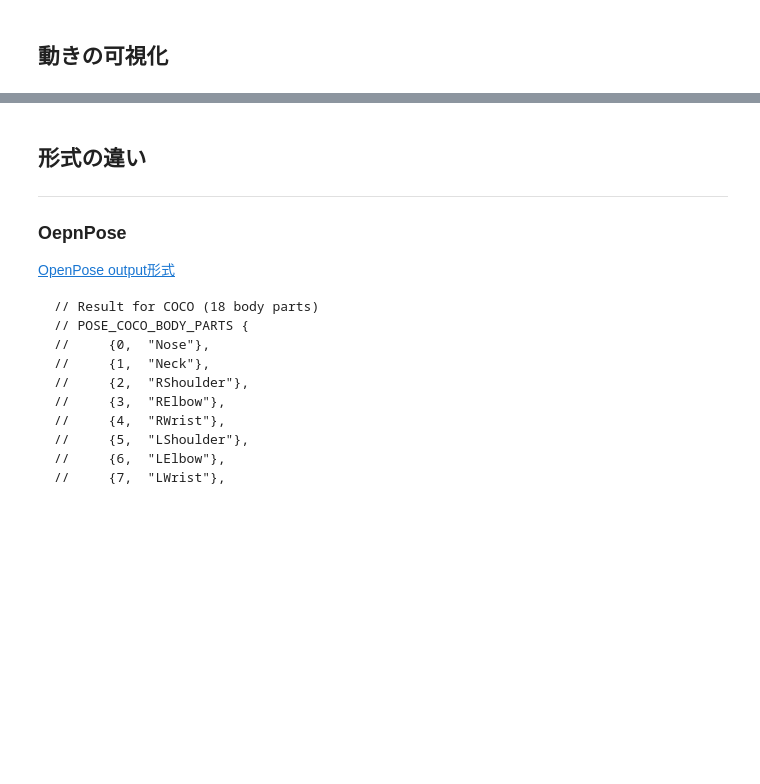
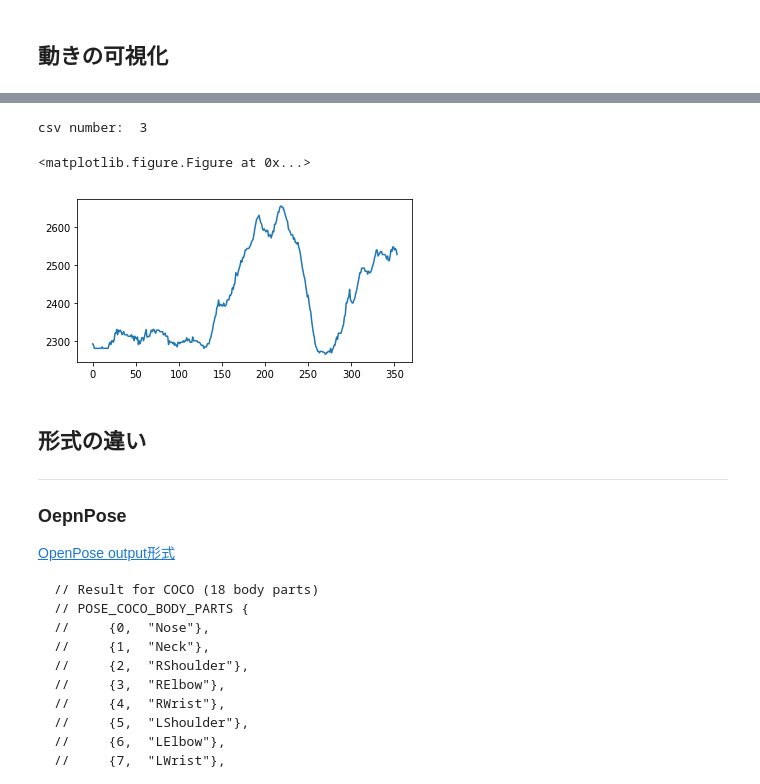
Before and after one commit to YukiOta/3d-pose-test, a Jupyter notebook: notebooks/workspace.ipynb, the cells around one changed output, grey strips where cells are left out. Saved outputs shown, nothing was run; the diff lists cells and outputs as text; code cells hidden in the pictures; blank space fills up the shorter version.

```diff
--- a/notebooks/workspace.ipynb
+++ b/notebooks/workspace.ipynb
@@ -30,10 +57,15 @@ len(csv_ls[3])
 # %%
-for i in range(len(csv_ls)):
-    print('csv number: ', str(i))
-    plt.clf()
-    plt.figure(figsize=(6, 3))
-    csv_ls[i][1].plot()
-    plt.show()
+# for i in range(len(csv_ls)):
+
+print('csv number: ', str(i))
+plt.clf()
+plt.figure(figsize=(6, 3))
+csv_ls[2][18].plot()
+plt.show()
+# %% [output]
+csv number:  3
+<matplotlib.figure.Figure at 0x...>
+[figure, added]
 # %% [markdown]
 ## 形式の違い
 ---
```
Also changed, not shown: parts of 15 cells of this notebook, 1 other file.
